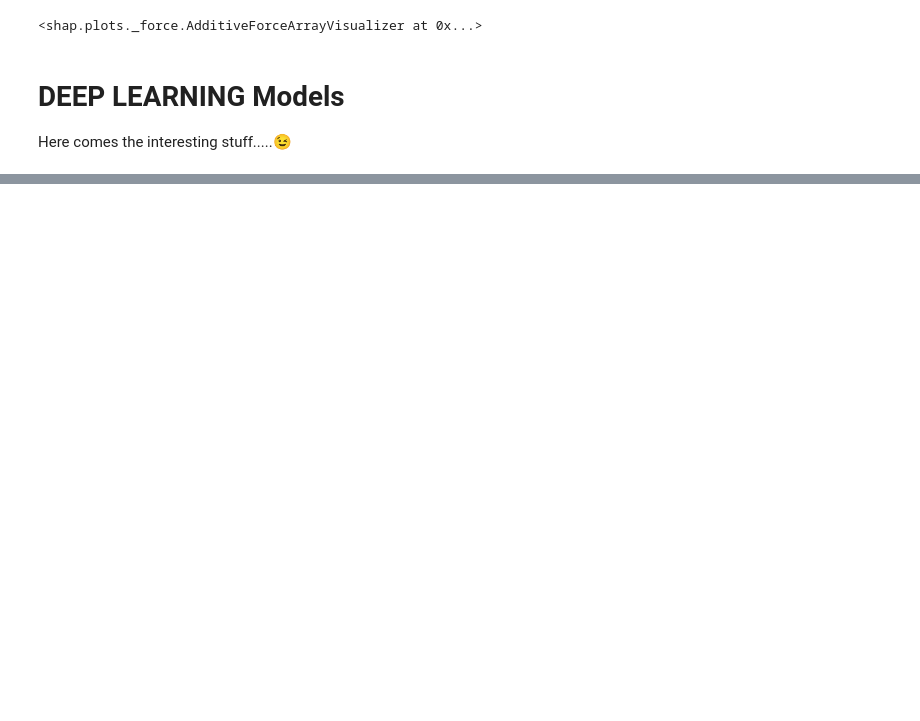
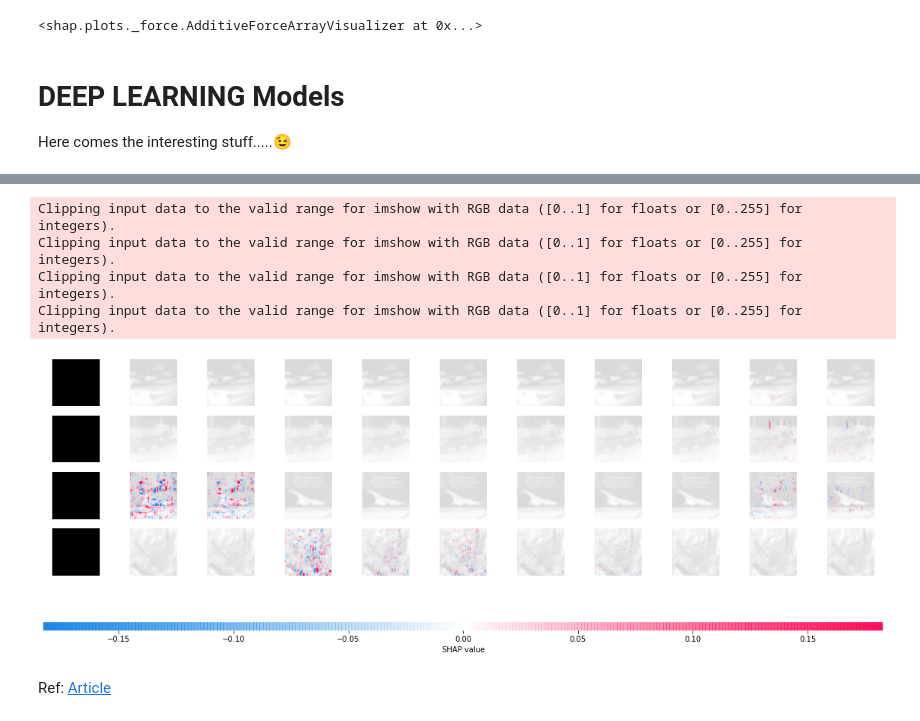
Before and after one commit to iam-pattan/Exploring-ML, a Jupyter notebook: SHAP(shaply).ipynb, the cells around one changed output, grey strips where cells are left out. Saved outputs shown, nothing was run; the diff lists cells and outputs as text; code cells hidden in the pictures; blank space fills up the shorter version.

```diff
--- a/SHAP(shaply).ipynb
+++ b/SHAP(shaply).ipynb
@@ -161,0 +187,17 @@ Here comes the interesting stuff.....😉
+# %%
+model = tf.keras.models.Sequential([
+    tf.keras.layers.Conv2D(128, (3,3), padding='same', activation='relu'),
+    tf.keras.layers.MaxPooling2D(2,2),
+    tf.keras.layers.Dropout (0.2),
+    tf.keras.layers.Conv2D(64, (3,3), padding='same', activation='relu'),
+    tf.keras.layers.Conv2D(32, (3,3), padding='same', activation='relu'),
+    tf.keras.layers.Flatten(),
+    tf.keras.layers.Dense(64, activation='relu'),
+    tf.keras.layers.Dense(10, activation='softmax')
+])
+# %%
+model.compile(optimizer='adam',
+              loss='sparse_categorical_crossentropy',
+              metrics=['accuracy'])
+# %%
+history = model.fit(x_train, y_train, validation_data=(x_test, y_test), batch_size=64, epochs=15)
@@ -161,0 +233,4 @@ Here comes the interesting stuff.....😉
+# %%
+background = x_train[np.random.choice(x_train.shape[0], 100, replace=False)]
+e = shap.DeepExplainer(model, background)
+shap_values = e.shap_values(x_test[1:5])
@@ -161,0 +274,10 @@ Here comes the interesting stuff.....😉
+# %%
+shap.image_plot(shap_values, -x_test[1:5])
+# %% [output]
+Clipping input data to the valid range for imshow with RGB data ([0..1] for floats or [0..255] for integers).
+Clipping input data to the valid range for imshow with RGB data ([0..1] for floats or [0..255] for integers).
+Clipping input data to the valid range for imshow with RGB data ([0..1] for floats or [0..255] for integers).
+Clipping input data to the valid range for imshow with RGB data ([0..1] for floats or [0..255] for integers).
+[figure, added]
+# %% [markdown]
+Ref: [Article](https://towardsdatascience.com/explain-your-model-with-the-shap-values-bc36aac4de3d)
```
Also changed, not shown: parts of 9 cells of this notebook.
